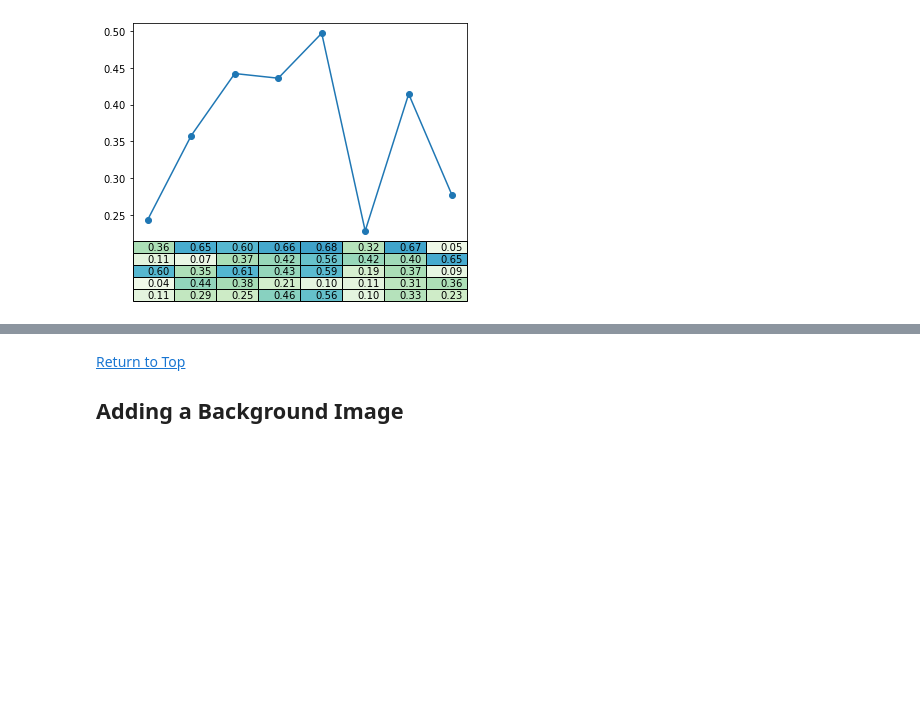
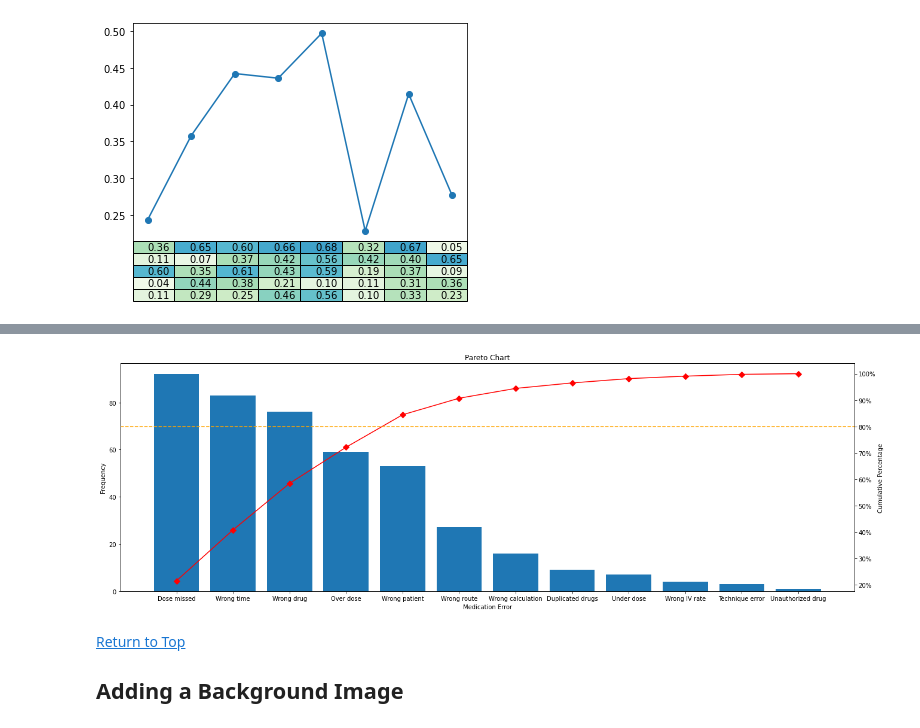
Before and after one commit to measley41/JupyterCheat-Sheets, a Jupyter notebook: Matplotlib_Examples_MDE.ipynb, the cells around one changed output, grey strips where cells are left out. Drawn from its saved outputs; the diff is of its cells as text; code cells hidden in the pictures; blank space fills up the shorter version.

```diff
--- a/Matplotlib_Examples_MDE.ipynb
+++ b/Matplotlib_Examples_MDE.ipynb
@@ -848,0 +878,20 @@ plt.show()
+# %%
+# Import required libraries
+import pandas as pd
+import matplotlib.pyplot as plt
+from matplotlib.ticker import PercentFormatter
+
+# Build data frame
+df = pd.DataFrame({"error": [92, 83, 76, 59, 53, 27, 16, 9, 7, 4, 3, 1]})
+
+# Reset the indexes
+df.index = ["Dose missed", "Wrong time", "Wrong drug", "Over dose", "Wrong patient", "Wrong route", "Wrong calculation", "Duplicated drugs", "Under dose", "Wrong IV rate", "Technique error", "Unauthorized drug"]
+
+# Sort values in descending order
+df = df.sort_values(by='error', ascending=False)
+
+# Add cumulative percentage column
+df["cum_percentage"] = round(df["error"].cumsum()/df["error"].sum()*100,2)
+
+# Display data frame
+df
@@ -849,3 +912,21 @@ plt.show()
+# %%
+# Set figure and axis
+fig, ax = plt.subplots(figsize=(22,7))#22,10
+
+# Plot bars (i.e. frequencies)
+ax.bar(df.index, df["error"])
+ax.set_title("Pareto Chart")
+ax.set_xlabel("Medication Error")
+ax.set_ylabel("Frequency");
+
+# Second y axis (i.e. cumulative percentage)
+ax2 = ax.twinx()
+ax2.plot(df.index, df["cum_percentage"], color="red", marker="D", ms=7)
+ax2.axhline(80, color="orange", linestyle="dashed")
+ax2.yaxis.set_major_formatter(PercentFormatter())
+ax2.set_ylabel("Cumulative Percentage");
+# %% [output]
+[figure, added]
 # %% [markdown]
 [Return to Top](#Contents)
 <a id='figimage'></a>
```
Also changed, not shown: parts of 5 cells of this notebook, 3 other files.
